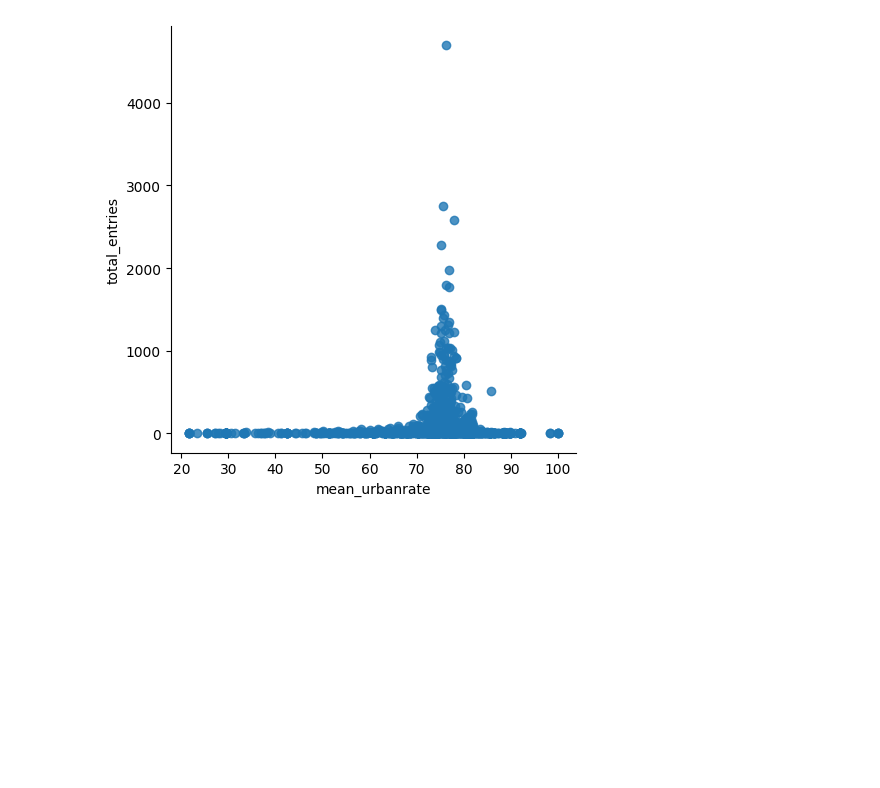
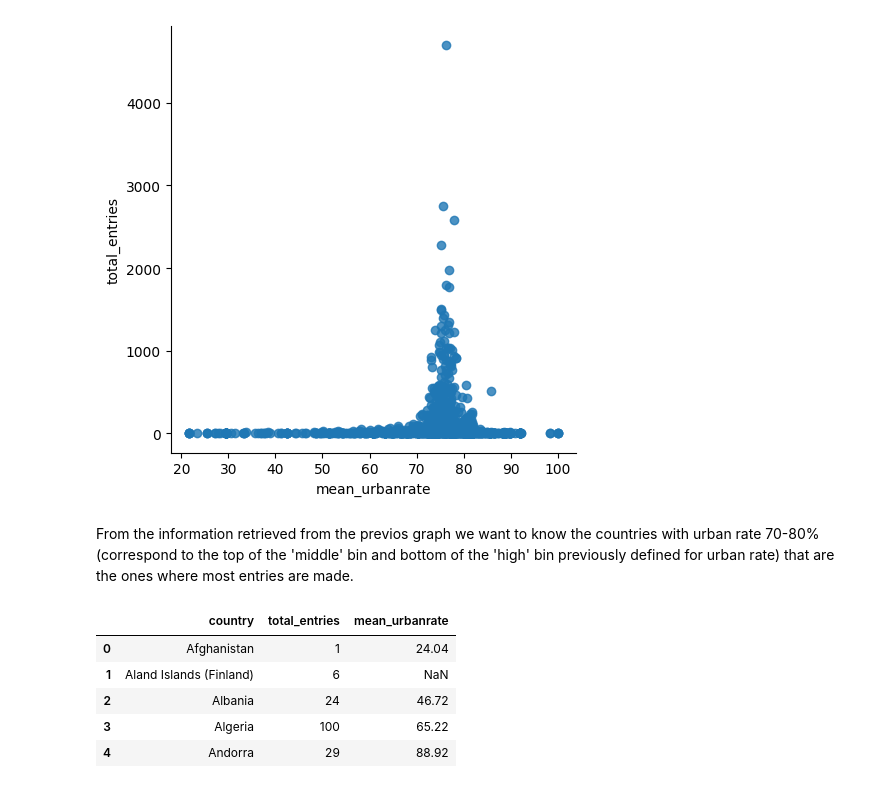
Before and after one commit to Tallaringues/mid-bootcamp-project-plantanet, a Jupyter notebook: Notebooks/EDA.ipynb, the cells around one changed output. Cells and saved outputs as stored; diff of their text form; code cells hidden in the pictures; blank space fills up the shorter version.

```diff
--- a/Notebooks/EDA.ipynb
+++ b/Notebooks/EDA.ipynb
@@ -620,6 +620,21 @@ sns.lmplot(x='mean_urbanrate', y='total_entries', data=plant_genus_df,
 plt.show()
 # %% [output]
 [figure]
+# %% [markdown]
+From the information retrieved from the previos graph we want to know the countries with urban rate 70-80% (correspond to the top of the 'middle' bin and bottom of the 'high' bin previously defined for urban rate) that are the ones where most entries are made.
+# %%
+plant_country_df = plant_nan.pivot_table(index=['country'], values=['urbanrate', 'occurrenceid'],
+                                               aggfunc = {'urbanrate':'mean','occurrenceid':'count'}
+                                      ).rename(columns={'urbanrate':'mean_urbanrate','occurrenceid':'total_entries'}).reset_index()
+
+plant_country_df.head()
+# %% [output]
+|  | country | total_entries | mean_urbanrate |
+| 0 | Afghanistan | 1 | 24.04 |
+| 1 | Aland Islands (Finland) | 6 | NaN |
+| 2 | Albania | 24 | 46.72 |
+| 3 | Algeria | 100 | 65.22 |
+| 4 | Andorra | 29 | 88.92 |
 # %%
 plant_order_df = plant_nan.pivot_table(index=['country', 'region', 'order', 'family', 'genus'], values=['urbanrate', 'occurrenceid'],
                                                aggfunc = {'urbanrate':'mean','occurrenceid':'count'}
```
Also changed, not shown: 1 other file.
